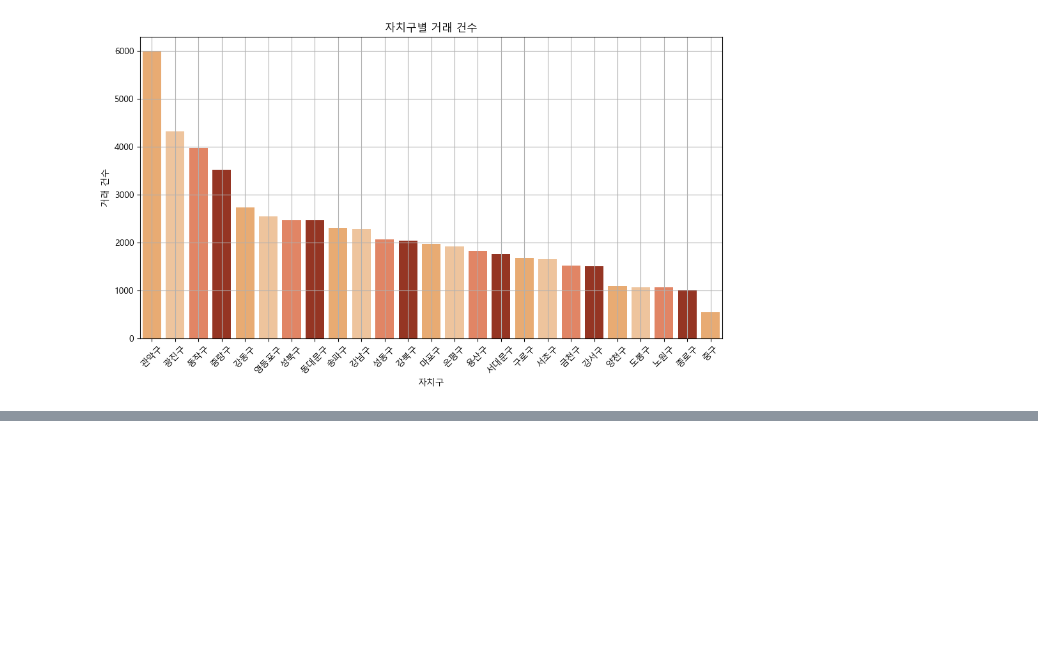
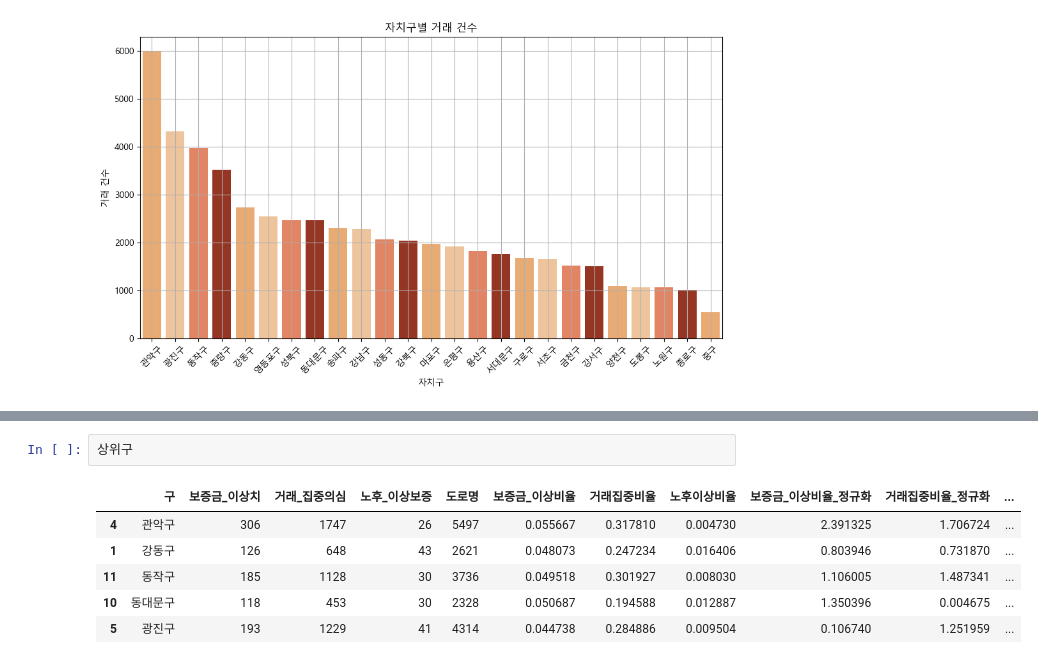
Before and after one commit to skqkrl/SDC_project, a Jupyter notebook: geumhui.ipynb, the cells around one changed output, grey strips where cells are left out. Cells and saved outputs as stored; diff of their text form; blank space fills up the shorter version.

```diff
--- a/geumhui.ipynb
+++ b/geumhui.ipynb
@@ -408,0 +526,9 @@ The palette list has fewer values (4) than needed (25) and will cycle, which may
+# %%
+상위구
+# %% [output]
+|  | 구 | 보증금_이상치 | 거래_집중의심 | 노후_이상보증 | 도로명 | 보증금_이상비율 | 거래집중비율 | 노후이상비율 | 보증금_이상비율_정규화 | 거래집중비율_정규화 | ... |
+| 4 | 관악구 | 306 | 1747 | 26 | 5497 | 0.055667 | 0.317810 | 0.004730 | 2.391325 | 1.706724 | ... |
+| 1 | 강동구 | 126 | 648 | 43 | 2621 | 0.048073 | 0.247234 | 0.016406 | 0.803946 | 0.731870 | ... |
+| 11 | 동작구 | 185 | 1128 | 30 | 3736 | 0.049518 | 0.301927 | 0.008030 | 1.106005 | 1.487341 | ... |
+| 10 | 동대문구 | 118 | 453 | 30 | 2328 | 0.050687 | 0.194588 | 0.012887 | 1.350396 | 0.004675 | ... |
+| 5 | 광진구 | 193 | 1229 | 41 | 4314 | 0.044738 | 0.284886 | 0.009504 | 0.106740 | 1.251959 | ... |
```
Also changed, not shown: parts of 15 cells of this notebook.
